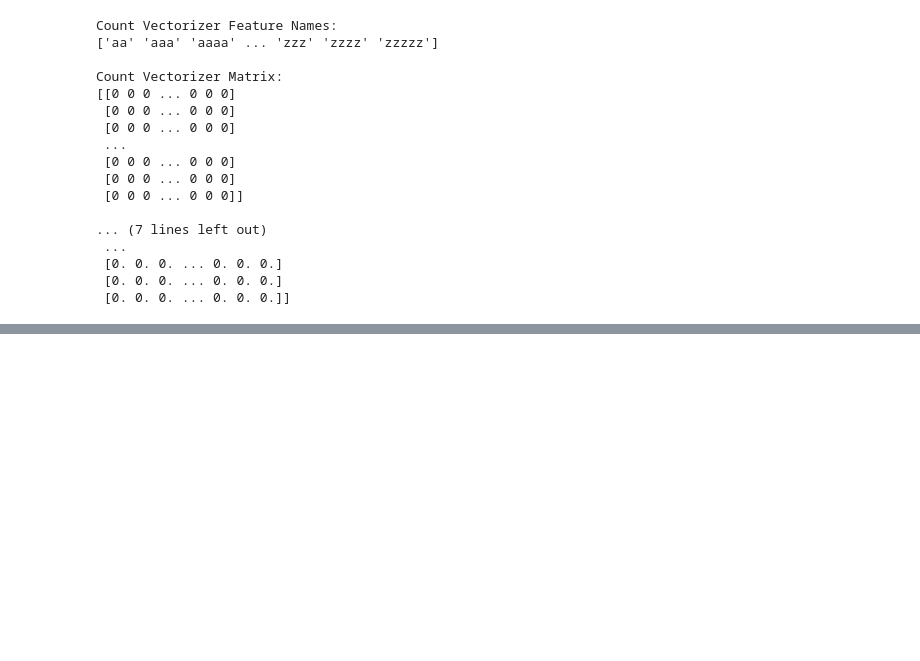
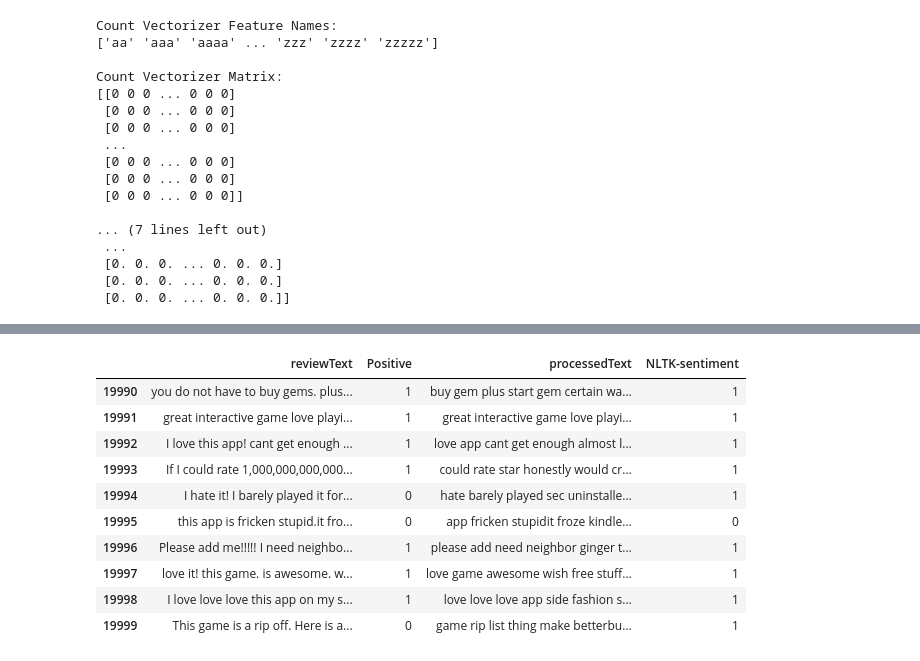
Before and after one commit to aravind2347214/Advanced-Data-Analytics, a Jupyter notebook: Learning/Module 2/TextAnalytics.ipynb, the cells around one changed output, grey strips where cells are left out. Cells and saved outputs as stored; diff of their text form; code cells hidden in the pictures; blank space fills up the shorter version.

```diff
--- a/Learning/Module 2/TextAnalytics.ipynb
+++ b/Learning/Module 2/TextAnalytics.ipynb
@@ -158,0 +201,25 @@ Original Data:
+# %%
+import re
+from nltk import pos_tag
+from nltk.tokenize import RegexpTokenizer
+from nltk.corpus import wordnet
+from nltk.stem import WordNetLemmatizer
+from nltk.corpus import stopwords
+stop_words = set(stopwords.words('english'))
+lemmatizer = WordNetLemmatizer()
+
+
+def preprocess_text(text):
+    text = text.lower()
+    text = re.sub(r'[^a-z\s]', '', text)
+    text = re.sub(r'\s+', ' ', text).strip()
+    tokens = text.split()
+    tokens = [lemmatizer.lemmatize(word) for word in tokens if word not in stop_words]
+    return ' '.join(tokens)
+# %%
+import pandas as pd
+import numpy as np
+import matplotlib.pyplot as plt
+
+data['processedText'] = data['reviewText'].apply(preprocess_text)
+data.tail
@@ -158,0 +244,22 @@ Original Data:
+# %%
+analyzer = SentimentIntensityAnalyzer()
+# %%
+def get_sentiment(text):
+    scores = analyzer.polarity_scores(text)
+    sentiment = 1 if scores['pos'] > 0 else 0
+    return sentiment
+# %%
+data['NLTK-sentiment'] = data['processedText'].apply(get_sentiment)
+data.tail(10)
+# %% [output]
+|  | reviewText | Positive | processedText | NLTK-sentiment |
+| 19990 | you do not have to buy gems. plus... | 1 | buy gem plus start gem certain wa... | 1 |
+| 19991 | great interactive game love playi... | 1 | great interactive game love playi... | 1 |
+| 19992 | I love this app! cant get enough ... | 1 | love app cant get enough almost l... | 1 |
+| 19993 | If I could rate 1,000,000,000,000... | 1 | could rate star honestly would cr... | 1 |
+| 19994 | I hate it! I barely played it for... | 0 | hate barely played sec uninstalle... | 1 |
+| 19995 | this app is fricken stupid.it fro... | 0 | app fricken stupidit froze kindle... | 0 |
+| 19996 | Please add me!!!!! I need neighbo... | 1 | please add need neighbor ginger t... | 1 |
+| 19997 | love it! this game. is awesome. w... | 1 | love game awesome wish free stuff... | 1 |
+| 19998 | I love love love this app on my s... | 1 | love love love app side fashion s... | 1 |
+| 19999 | This game is a rip off. Here is a... | 0 | game rip list thing make betterbu... | 1 |
```
Also changed, not shown: parts of 18 cells of this notebook, 7 other files.
